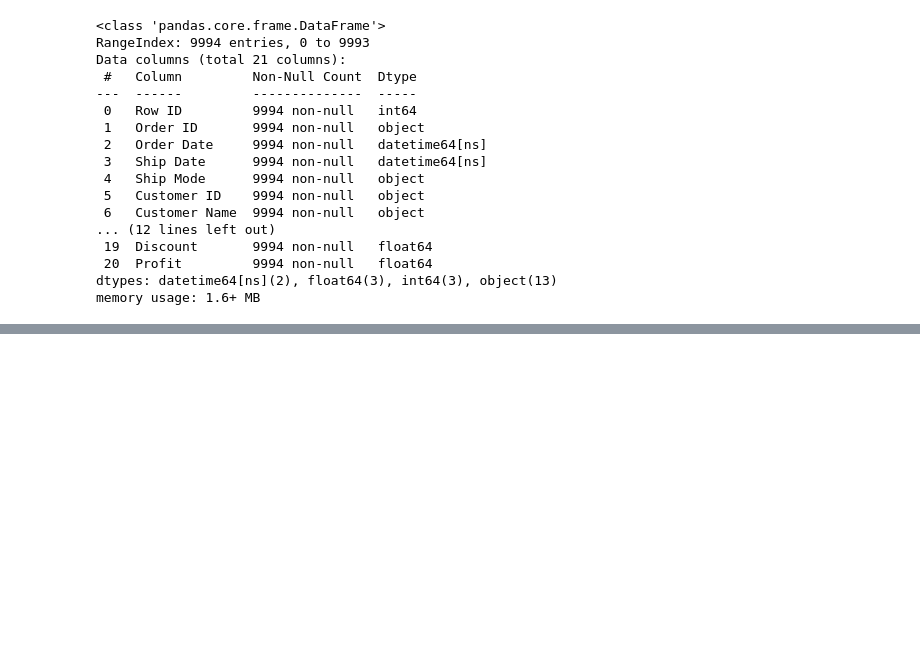
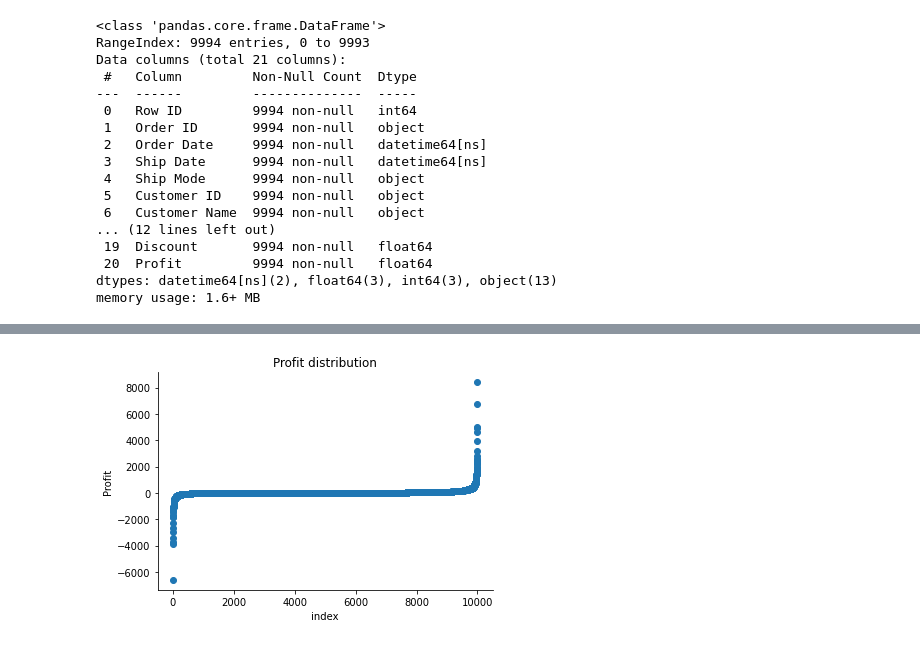
Before and after one commit to rajeshmore1/Outlier-Detection-By-Using-Local-Outlier-Factor-Algorithm, a Jupyter notebook: Rajesh_More_Copy_of_M3W4D4_Assignment_Anomaly_Detection.ipynb, the cells around one changed output, grey strips where cells are left out. Saved outputs shown, nothing was run; the diff lists cells and outputs as text; code cells hidden in the pictures; blank space fills up the shorter version.

```diff
--- a/Rajesh_More_Copy_of_M3W4D4_Assignment_Anomaly_Detection.ipynb
+++ b/Rajesh_More_Copy_of_M3W4D4_Assignment_Anomaly_Detection.ipynb
@@ -64,0 +222,8 @@ memory usage: 1.6+ MB
+# %%
+plt.scatter(range(df.shape[0]), np.sort(df['Profit'].values))
+plt.xlabel('index')
+plt.ylabel('Profit')
+plt.title("Profit distribution")
+sns.despine()
+# %% [output]
+[figure, added]
```
Also changed, not shown: parts of 54 cells of this notebook.
